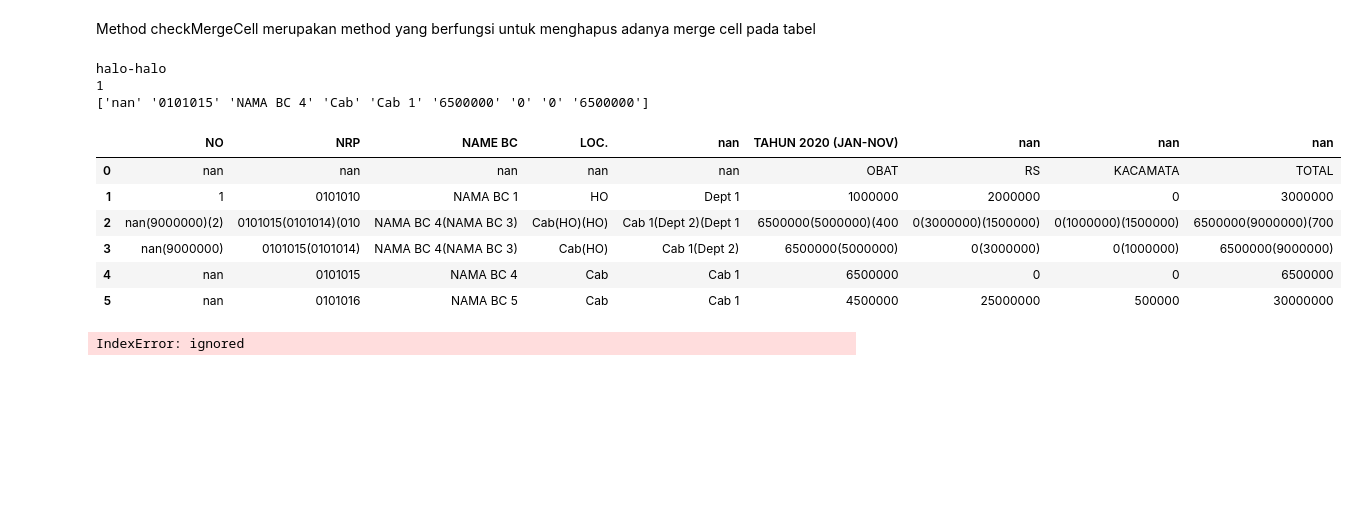
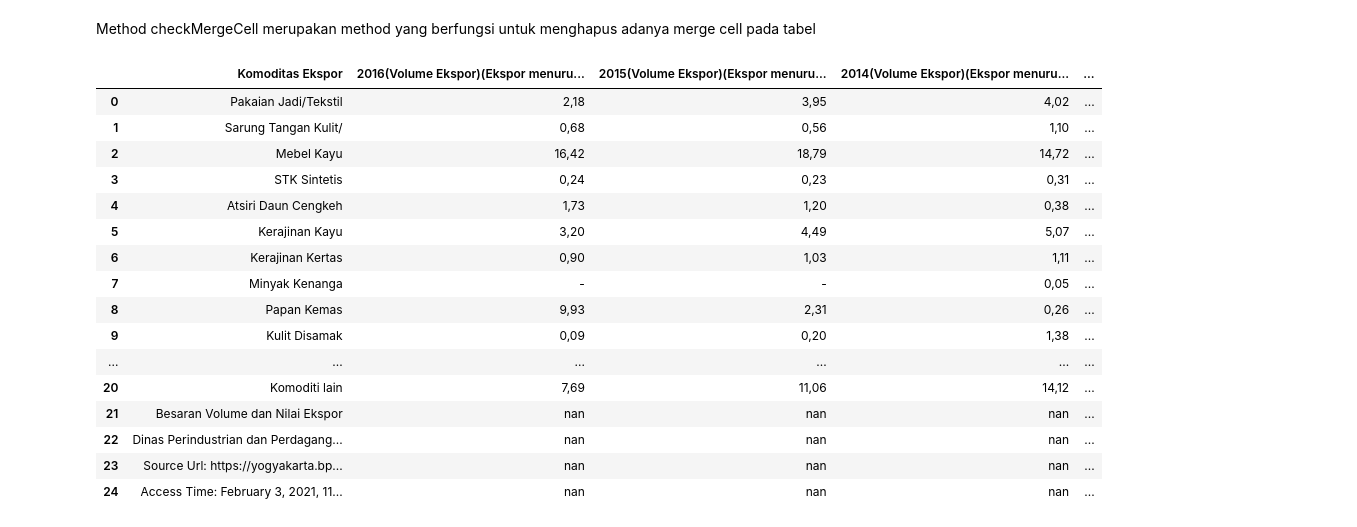
Before and after one commit to luqmanrofifm/Excel_Table_Automation, a Jupyter notebook: ExcelAutomation.ipynb, the cells around one changed output. Drawn from its saved outputs; the diff is of its cells as text; code cells hidden in the pictures; blank space fills up the shorter version.

Commit message:
update check merge cell function and repair removeTitle function

```diff
--- a/ExcelAutomation.ipynb
+++ b/ExcelAutomation.ipynb
@@ -71,11 +71,11 @@ def cleaningTable(data_path):
     #      return_data_similarity = checkSimilarityDataTable(y[0],y[1])
     #      if (return_data_similarity):
     #        i.remove(y[0])
-
+    '''
     for i in list_clean_parsing:
       for index,y in enumerate(i):
         i[index] = removeTitle(y)
-
+    '''
     for i in list_clean_parsing:
       for index,y in enumerate(i):
         i[index] = checkMergedCell(y)
@@ -478,20 +514,21 @@ def findIndexMergedCell(duplicateIndex, index):
 # %%
-coba = cleaningTable('/content/DATA_DUMMY_MEDICAL_-_RS_-_KM_-_Januari_2020_s_d_November_2020.xlsx')
+coba = cleaningTable('/content/Ekspor_menurut_Mata_Dagangan_di_D.I._Yogyakarta.xlsx')
 coba[0][0]
 # %% [output]
-halo-halo
-1
-['nan' '0101015' 'NAMA BC 4' 'Cab' 'Cab 1' '6500000' '0' '0' '6500000']
-|  | NO | NRP | NAME BC | LOC. | nan | TAHUN 2020 (JAN-NOV) | nan | nan | nan |
-| 0 | nan | nan | nan | nan | nan | OBAT | RS | KACAMATA | TOTAL |
-| 1 | 1 | 0101010 | NAMA BC 1 | HO | Dept 1 | 1000000 | 2000000 | 0 | 3000000 |
-| 2 | nan(9000000)(2) | 0101015(0101014)(010 | NAMA BC 4(NAMA BC 3) | Cab(HO)(HO) | Cab 1(Dept 2)(Dept 1 | 6500000(5000000)(400 | 0(3000000)(1500000) | 0(1000000)(1500000) | 6500000(9000000)(700 |
-| 3 | nan(9000000) | 0101015(0101014) | NAMA BC 4(NAMA BC 3) | Cab(HO) | Cab 1(Dept 2) | 6500000(5000000) | 0(3000000) | 0(1000000) | 6500000(9000000) |
-| 4 | nan | 0101015 | NAMA BC 4 | Cab | Cab 1 | 6500000 | 0 | 0 | 6500000 |
-| 5 | nan | 0101016 | NAMA BC 5 | Cab | Cab 1 | 4500000 | 25000000 | 500000 | 30000000 |
+|  | Komoditas Ekspor | 2016(Volume Ekspor)(Ekspor menuru... | 2015(Volume Ekspor)(Ekspor menuru... | 2014(Volume Ekspor)(Ekspor menuru... | ... |
+| 0 | Pakaian Jadi/Tekstil | 2,18 | 3,95 | 4,02 | ... |
+| 1 | Sarung Tangan Kulit/ | 0,68 | 0,56 | 1,10 | ... |
+| 2 | Mebel Kayu | 16,42 | 18,79 | 14,72 | ... |
+| 3 | STK Sintetis | 0,24 | 0,23 | 0,31 | ... |
+| 4 | Atsiri Daun Cengkeh | 1,73 | 1,20 | 0,38 | ... |
+| 5 | Kerajinan Kayu | 3,20 | 4,49 | 5,07 | ... |
+| 6 | Kerajinan Kertas | 0,90 | 1,03 | 1,11 | ... |
+| 7 | Minyak Kenanga | - | - | 0,05 | ... |
+| 8 | Papan Kemas | 9,93 | 2,31 | 0,26 | ... |
+| 9 | Kulit Disamak | 0,09 | 0,20 | 1,38 | ... |
+| ... | ... | ... | ... | ... | ... |
+| 20 | Komoditi lain | 7,69 | 11,06 | 14,12 | ... |
+| 21 | Besaran Volume dan Nilai Ekspor | nan | nan | nan | ... |
+| 22 | Dinas Perindustrian dan Perdagang... | nan | nan | nan | ... |
+| 23 | Source Url: https://yogyakarta.bp... | nan | nan | nan | ... |
+| 24 | Access Time: February 3, 2021, 11... | nan | nan | nan | ... |
-# %%
-tes1 = removeTitle(coba[1][0])
-#tes1.head()
-tes1
-# %% [output]
-IndexError: ignored
```
Also changed, not shown: parts of 3 cells of this notebook.
